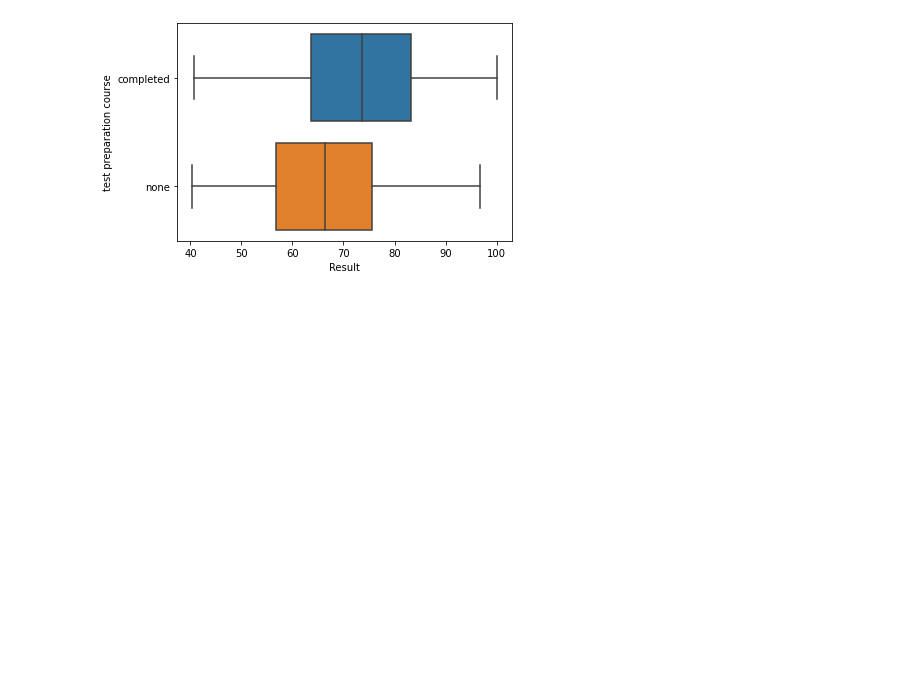
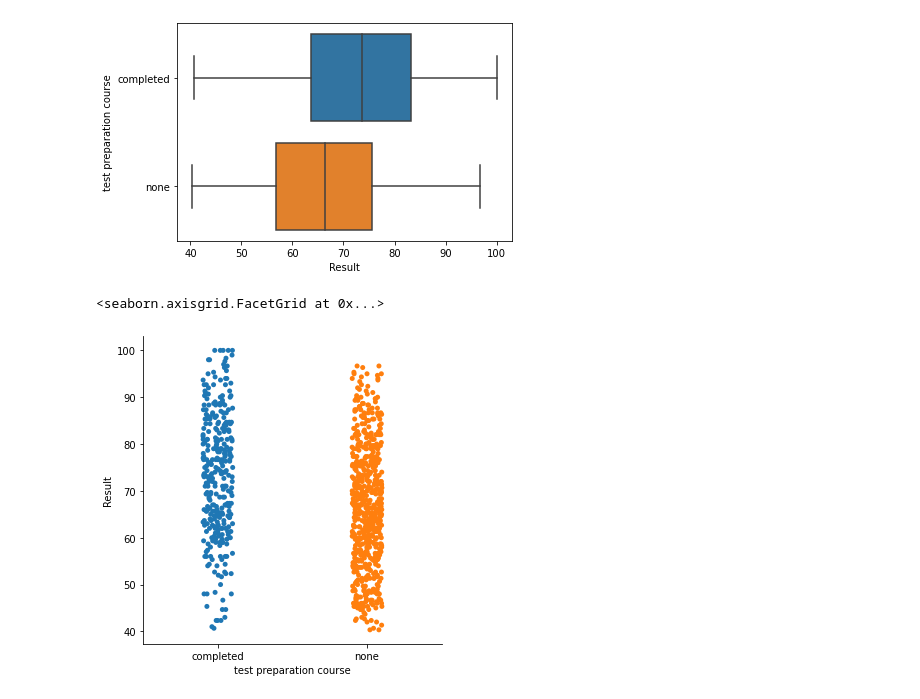
Before and after one commit to faycalzaazoua/DataTreatmentJUPYTER, a Jupyter notebook: data PY/project_23_09/project.ipynb, the cells around one changed output. Drawn from its saved outputs; the diff is of its cells as text; code cells hidden in the pictures; blank space fills up the shorter version.

```diff
--- a/data PY/project_23_09/project.ipynb
+++ b/data PY/project_23_09/project.ipynb
@@ -45,6 +45,11 @@ sns.boxplot(data=value, x="Result", y="test preparation course")
 # %% [output]
 <AxesSubplot:xlabel='Result', ylabel='test preparation course'>
 [figure]
+# %%
+sns.catplot(data=value, y="Result", x="test preparation course")
+# %% [output]
+<seaborn.axisgrid.FacetGrid at 0x...>
+[figure, added]
 # %%
 #il faudra ensuite étudier d'autre facteur qui pourraient influer sur ces résultat pour tirer une conclusion finale
 #nous pouvons ensuite comparer les résultat par rapport au groupe ethnique --'
```
Also changed, not shown: parts of 10 cells of this notebook.
